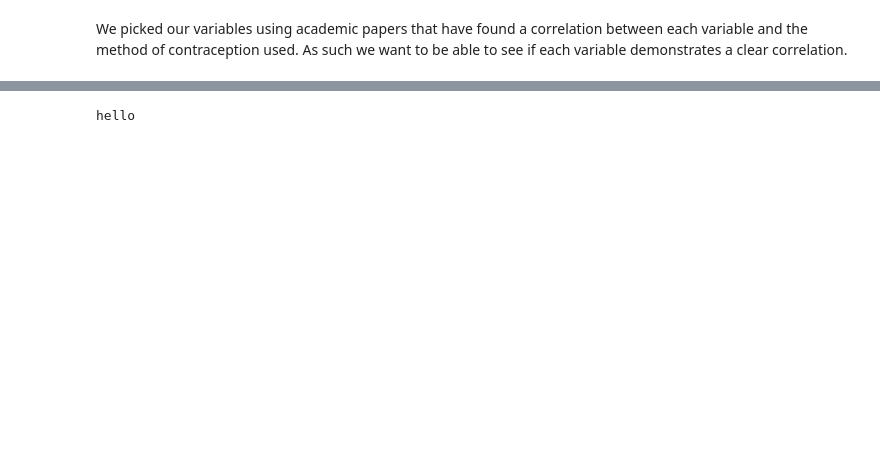
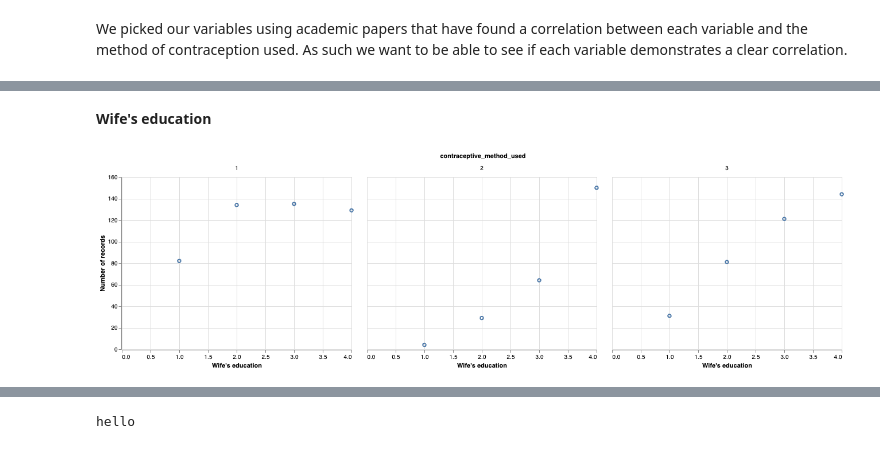
Before and after one commit to kennaroozendaal/DSCI-100-Group-Project-15-, a Jupyter notebook: Project/Project_proposal.ipynb, the cells around one changed output, grey strips where cells are left out. Saved outputs shown, nothing was run; the diff lists cells and outputs as text; code cells hidden in the pictures; blank space fills up the shorter version.

Commit message:
Revert "Edited graphs"
This reverts commit cf91275b40dc345c43734ed383e467af5adcdb49.

```diff
--- a/Project/Project_proposal.ipynb
+++ b/Project/Project_proposal.ipynb
@@ -131,0 +163,10 @@ https://altair-viz.github.io/user_guide/troubleshooting.html
+# %% [markdown]
+**Wife's education**
+# %%
+wife_education_correlation = alt.Chart(cmc_train, title = "Education vs. Method of Contraception Used").mark_point().encode(
+    x = alt.X("wife_education", title = "Wife's education"),
+    y = alt.Y("count()", title = "Number of records")
+).facet("contraceptive_method_used")
+wife_education_correlation
+# %% [output]
+[figure, added]
```
Also changed, not shown: parts of 18 cells of this notebook.
